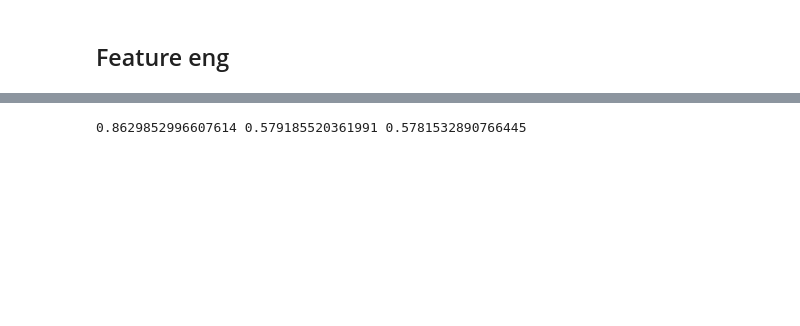
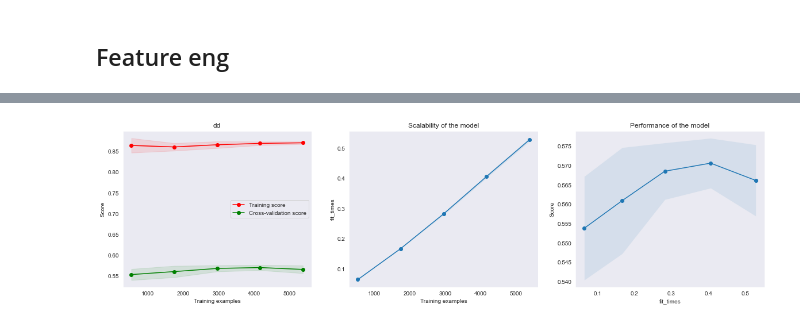
Before and after one commit to phillruther/match_predictions-football, a Jupyter notebook: prepro_note.ipynb, the cells around one changed output, grey strips where cells are left out. Saved outputs shown, nothing was run; the diff lists cells and outputs as text; code cells hidden in the pictures; blank space fills up the shorter version.

```diff
--- a/prepro_note.ipynb
+++ b/prepro_note.ipynb
@@ -167,28 +144,31 @@ import features
 import optimization
 import utility
 import models
-
-train,test=utility.splits(new_data2,test_size=0.2)
-train,val=utility.splits(train,test_size=0.2)
-trainx,trainy=features.feature_selection(train,multi=False)
-valx,valy=features.feature_selection(val,multi=False)
-testx,testy=features.feature_selection(test,multi=False)
+class train:
+      def __init__(self,new_data):
+            self.new_data=new_data
+      def f1(self):
+            train,test=utility.splits(self.new_data,test_size=0.1)
+            train,val=utility.splits(train,test_size=0.1)
+            trainx,trainy=features.train_test_split(train)
+            valx,valy=features.train_test_split(val)
+            testx,testy=features.train_test_split(test)
+            param_space=optimization.randf_clf_params
+            model=models.pipeline_rfclf
+            bayes = optimization.bayes_estimation(
+            param_space, trainx, trainy, valx, valy, model, False)
+            parameters = bayes.parameters(multi=False)
+            parameters = optimization.format_result(parameters)
+            model = model[-1].set_params(**parameters)
+            return model,trainx,trainy,valx,valy,testx,testy
+      def f2(self):
+            model,trainx,trainy,valx,valy,testx,testy=self.f1()
+            model.fit(trainx,trainy)
+            tr_preds=model.predict(trainx)
+            vl_preds=model.predict(valx)
+            ts_preds=model.predict(testx)
+            return models.Train.single_out(tr_preds,trainy),models.Train.single_out(vl_preds,valy),models.Train.single_out(ts_preds,testy)
 
 
-
-param_space=optimization.randf_clf_params
-model=models.pipeline_rfclf
-bayes=optimization.bayes_estimation(param_space,trainx,trainy,valx,valy,model,False)
-parameters=bayes.parameters(multi=False)
-parameters=optimization.format_result(parameters)
-model=model[-1].set_params(**parameters)
-model.fit(trainx,trainy)
-tr_preds=model.predict(trainx)
-vl_preds=model.predict(valx)
-ts_preds=model.predict(testx)
-
-print(models.Train.single_out(tr_preds,trainy),
-      models.Train.single_out(vl_preds,valy),
-      models.Train.single_out(ts_preds,testy))
+training=train(new_data)
+a,b,c=training.f2()
-# %% [output]
-0.8629852996607614 0.579185520361991 0.5781532890766445
@@ -202,0 +175,4 @@ new_data2[['dayofseason','week','day']]=new_data2[['dayofseason','week','day']].
+# %%
+curve=utility.plot_learning_curve(estimator=model,X=trainx,y=trainy,title='dd')
+# %% [output]
+[figure, added]
```
Also changed, not shown: parts of 7 cells of this notebook, 6 other files.
